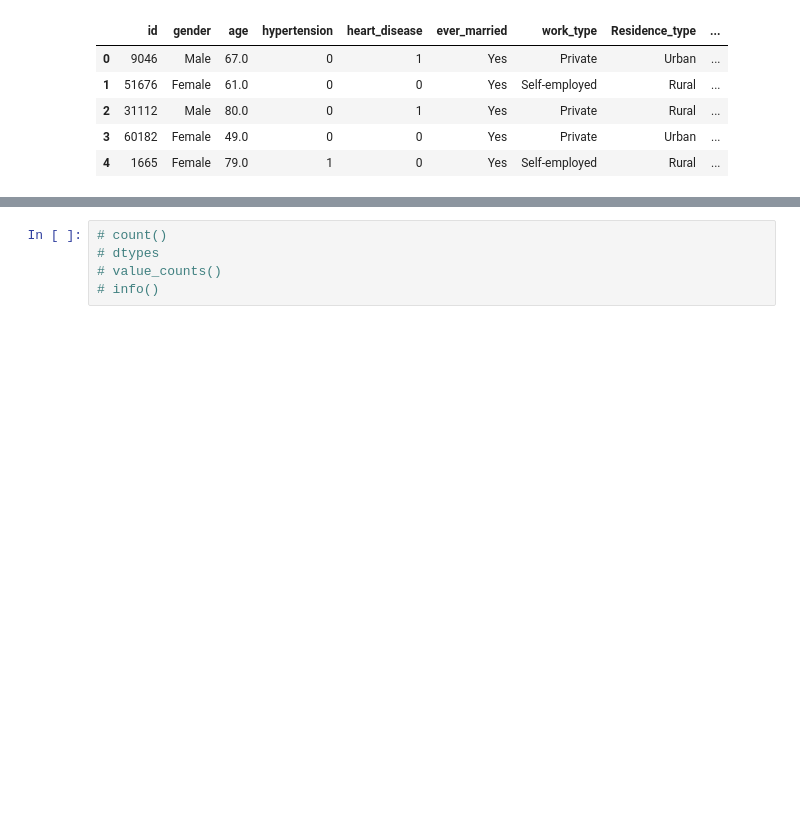
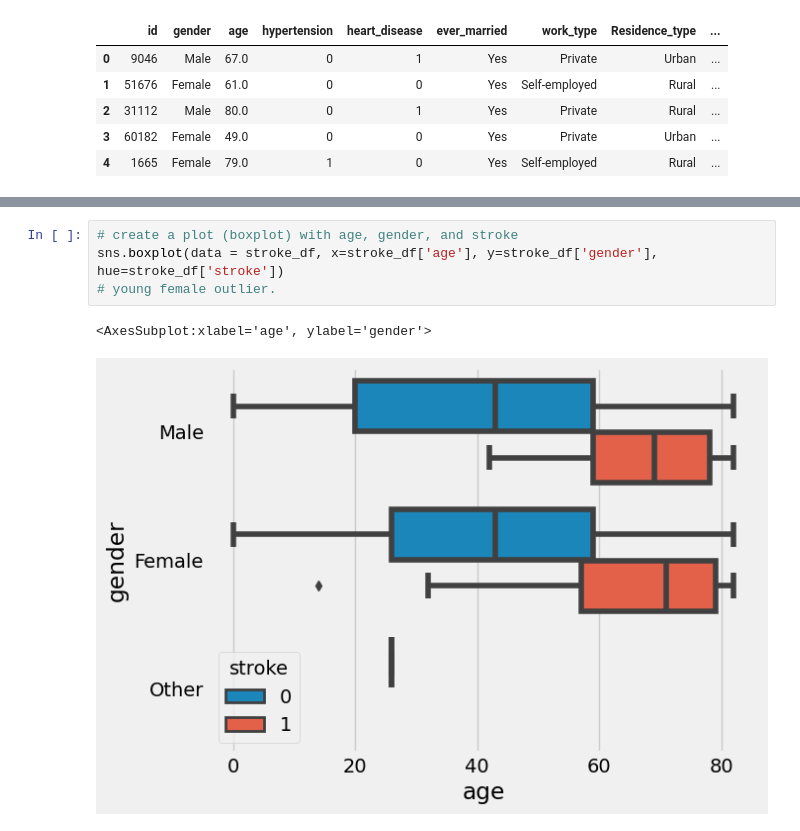
Before and after one commit to bishopce16/stroke_prediction_analysis, a Jupyter notebook: exploratory_data_analysis/stroke_prediction_analysis_stat.ipynb, the cells around one changed output, grey strips where cells are left out. Cells and saved outputs as stored; diff of their text form; blank space fills up the shorter version.

Commit message:
updating file with plots.

```diff
--- a/exploratory_data_analysis/stroke_prediction_analysis_stat.ipynb
+++ b/exploratory_data_analysis/stroke_prediction_analysis_stat.ipynb
@@ -74,7 +179,9 @@ stroke_df.describe()
 | max | 82.000000 | 1.000000 | 1.000000 | 271.740000 | 97.600000 | 1.000000 |
 # %%
-# count()
-# dtypes
-# value_counts()
-# info()
+# create a plot (boxplot) with age, gender, and stroke
+sns.boxplot(data = stroke_df, x=stroke_df['age'], y=stroke_df['gender'], hue=stroke_df['stroke'])
+# young female outlier.
+# %% [output]
+<AxesSubplot:xlabel='age', ylabel='gender'>
+[figure, added]
 # %%
```
Also changed, not shown: parts of 16 cells of this notebook.
